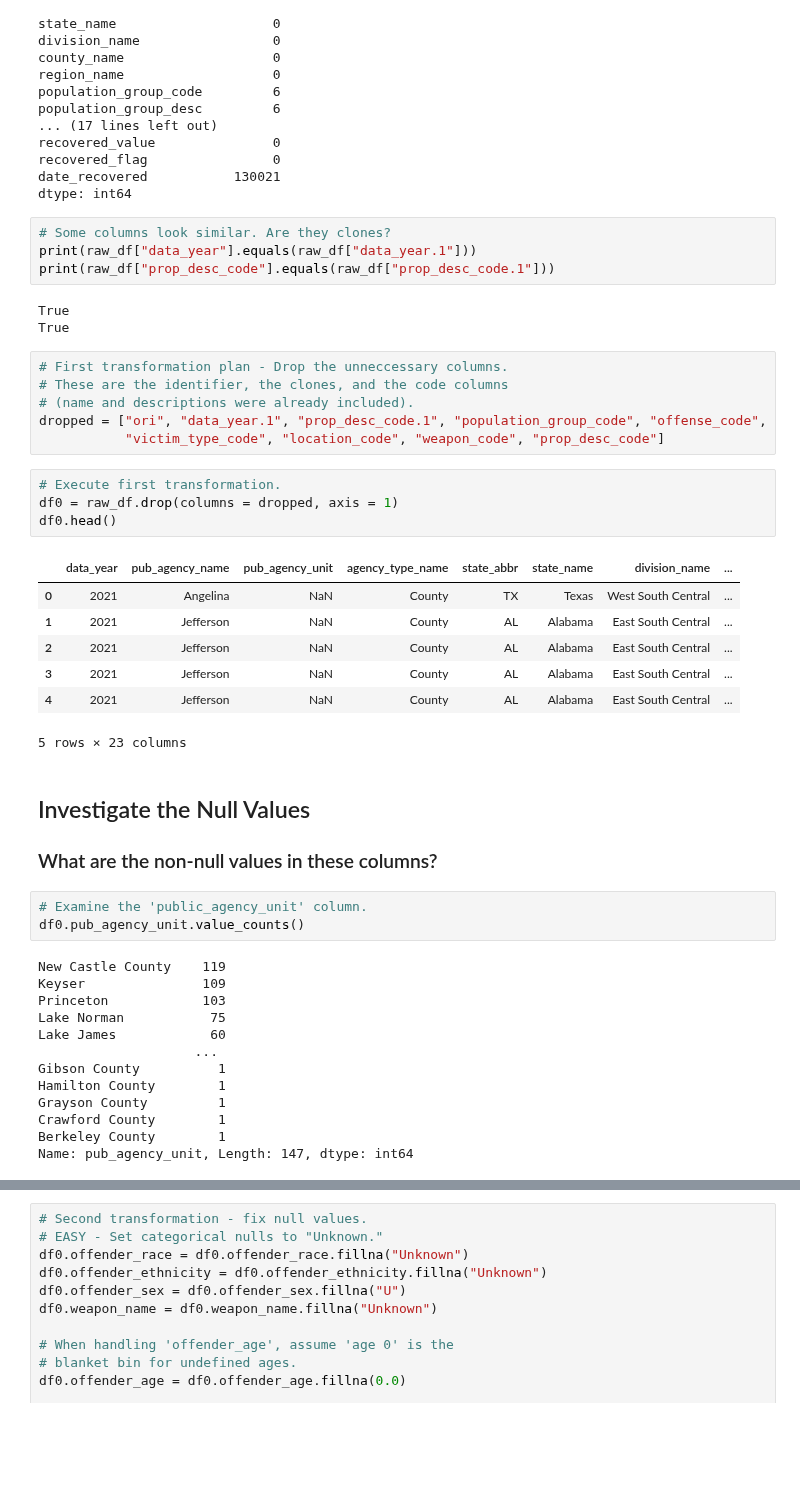
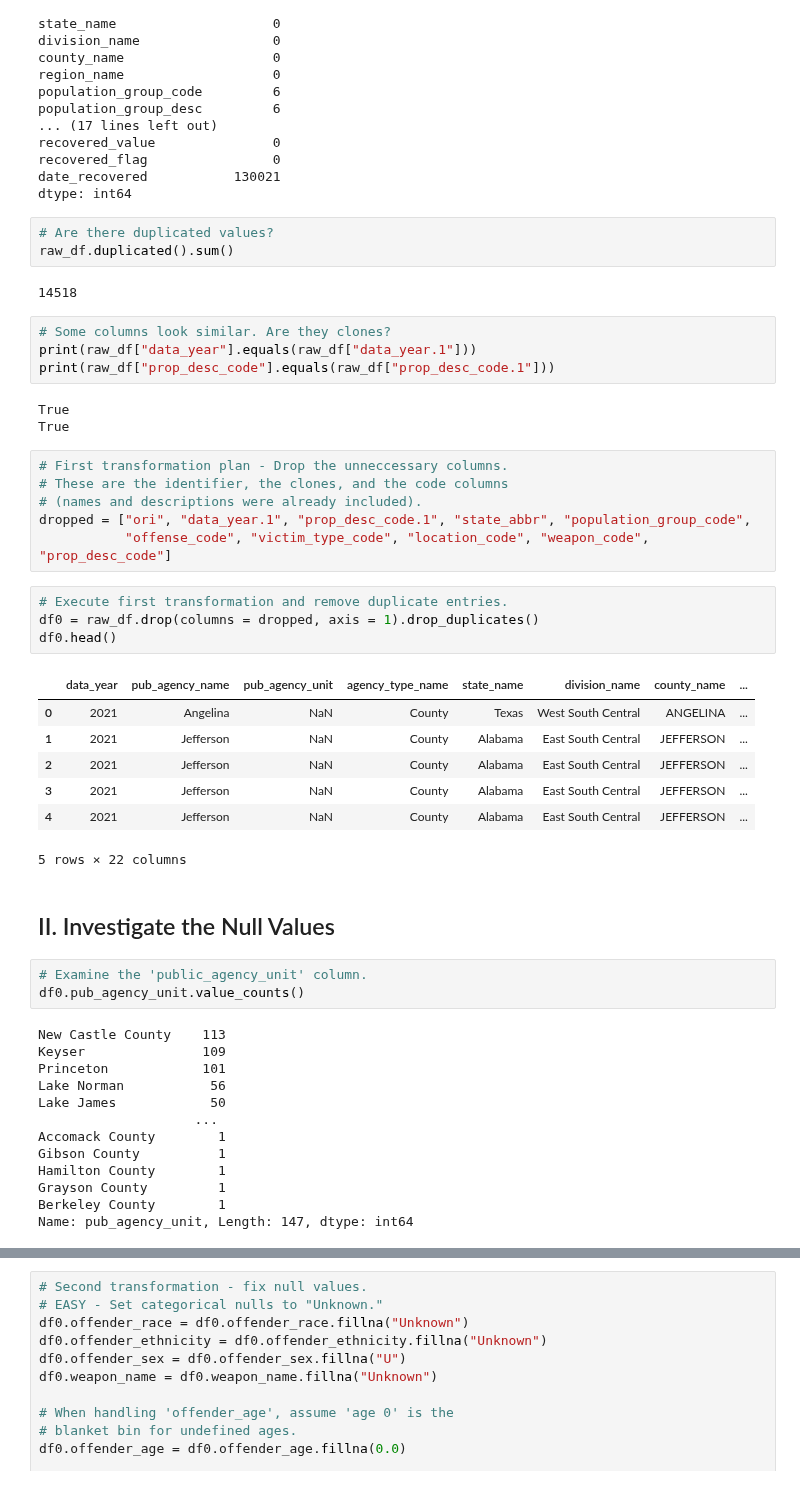
Before and after one commit to Jelsik/DataVisFinalProject-Pentagon, a Jupyter notebook: Cargo_Theft_Data_Preprocess.ipynb, the cells around one changed output, grey strips where cells are left out. Drawn from its saved outputs; the diff is of its cells as text; blank space fills up the shorter version.

```diff
--- a/Cargo_Theft_Data_Preprocess.ipynb
+++ b/Cargo_Theft_Data_Preprocess.ipynb
@@ -87,6 +83,11 @@ recovered_value               0
 recovered_flag                0
 date_recovered           130021
 dtype: int64
+# %%
+# Are there duplicated values?
+raw_df.duplicated().sum()
+# %% [output]
+14518
 # %%
 # Some columns look similar. Are they clones?
 print(raw_df["data_year"].equals(raw_df["data_year.1"]))
@@ -97,38 +98,37 @@ True
 # %%
 # First transformation plan - Drop the unneccessary columns.
 # These are the identifier, the clones, and the code columns
-# (name and descriptions were already included).
-dropped = ["ori", "data_year.1", "prop_desc_code.1", "population_group_code", "offense_code",
-           "victim_type_code", "location_code", "weapon_code", "prop_desc_code"]
+# (names and descriptions were already included).
+dropped = ["ori", "data_year.1", "prop_desc_code.1", "state_abbr", "population_group_code",
+           "offense_code", "victim_type_code", "location_code", "weapon_code", "prop_desc_code"]
 # %%
-# Execute first transformation.
-df0 = raw_df.drop(columns = dropped, axis = 1)
+# Execute first transformation and remove duplicate entries.
+df0 = raw_df.drop(columns = dropped, axis = 1).drop_duplicates()
 df0.head()
 # %% [output]
-|  | data_year | pub_agency_name | pub_agency_unit | agency_type_name | state_abbr | state_name | division_name | ... |
-| 0 | 2021 | Angelina | NaN | County | TX | Texas | West South Central | ... |
-| 1 | 2021 | Jefferson | NaN | County | AL | Alabama | East South Central | ... |
-| 2 | 2021 | Jefferson | NaN | County | AL | Alabama | East South Central | ... |
-| 3 | 2021 | Jefferson | NaN | County | AL | Alabama | East South Central | ... |
-| 4 | 2021 | Jefferson | NaN | County | AL | Alabama | East South Central | ... |
+|  | data_year | pub_agency_name | pub_agency_unit | agency_type_name | state_name | division_name | county_name | ... |
+| 0 | 2021 | Angelina | NaN | County | Texas | West South Central | ANGELINA | ... |
+| 1 | 2021 | Jefferson | NaN | County | Alabama | East South Central | JEFFERSON | ... |
+| 2 | 2021 | Jefferson | NaN | County | Alabama | East South Central | JEFFERSON | ... |
+| 3 | 2021 | Jefferson | NaN | County | Alabama | East South Central | JEFFERSON | ... |
+| 4 | 2021 | Jefferson | NaN | County | Alabama | East South Central | JEFFERSON | ... |
-5 rows × 23 columns
+5 rows × 22 columns
 # %% [markdown]
-## Investigate the Null Values
-### What are the non-null values in these columns?
+## II. Investigate the Null Values
 # %%
 # Examine the 'public_agency_unit' column.
 df0.pub_agency_unit.value_counts()
 # %% [output]
-New Castle County    119
+New Castle County    113
 Keyser               109
-Princeton            103
-Lake Norman           75
-Lake James            60
+Princeton            101
+Lake Norman           56
+Lake James            50
                     ...
+Accomack County        1
 Gibson County          1
 Hamilton County        1
 Grayson County         1
-Crawford County        1
 Berkeley County        1
 Name: pub_agency_unit, Length: 147, dtype: int64
 # %%
```
Also changed, not shown: parts of 24 cells of this notebook.
